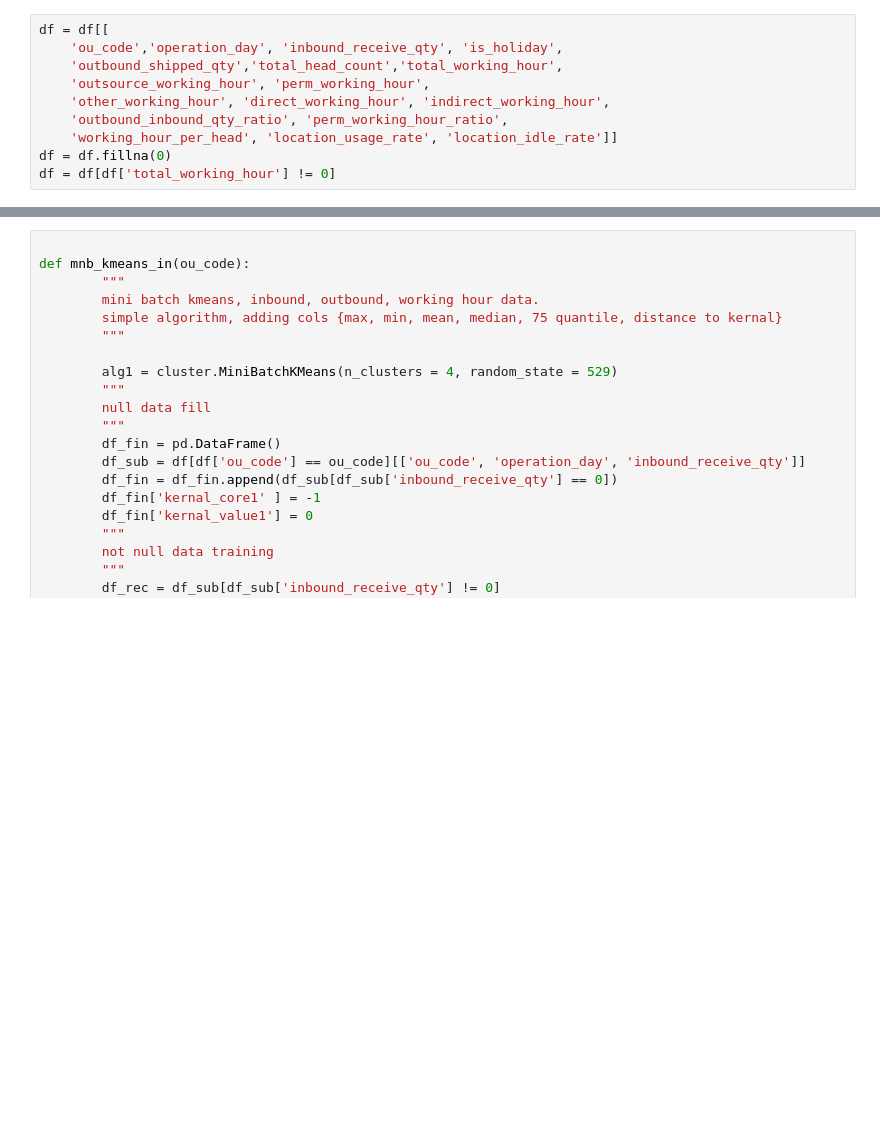
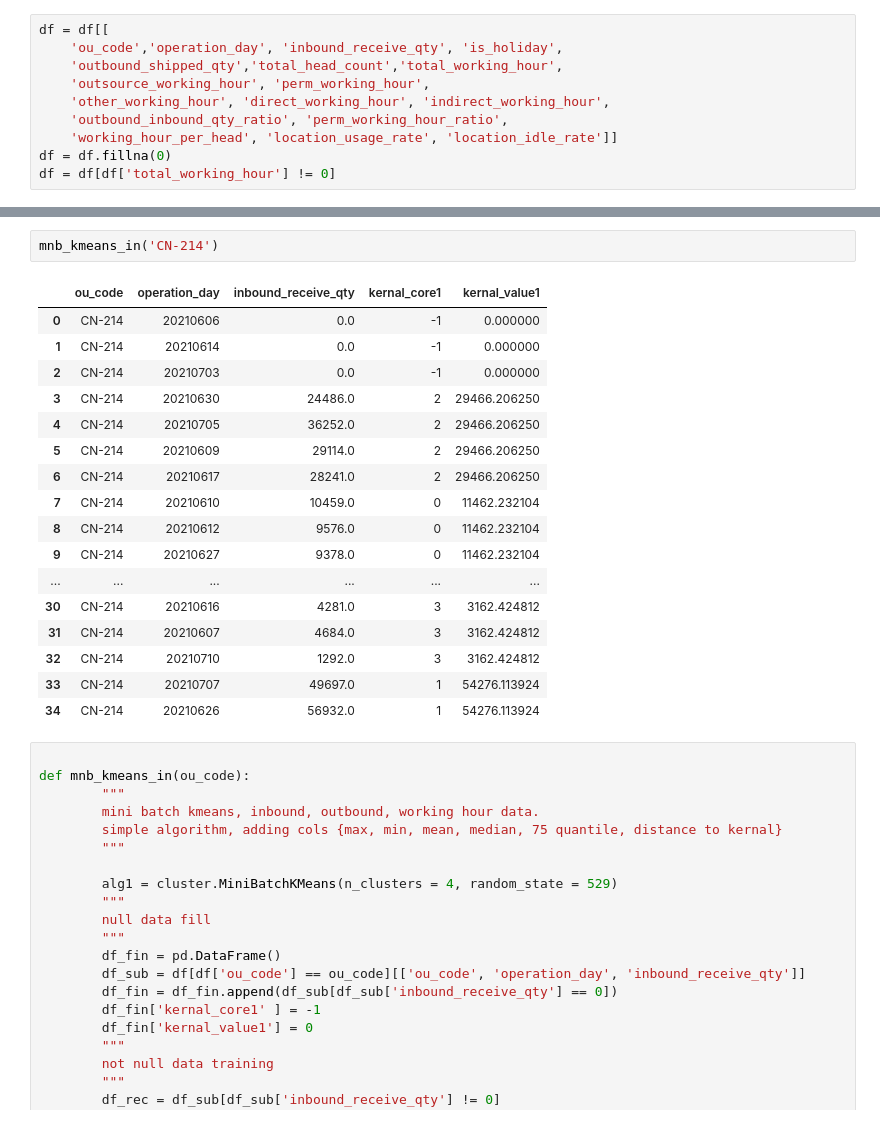
Before and after one commit to fyenne/play1, a Jupyter notebook: play1.ipynb, the cells around one changed output, grey strips where cells are left out. Cells and saved outputs as stored; diff of their text form; blank space fills up the shorter version.

```diff
--- a/play1.ipynb
+++ b/play1.ipynb
@@ -104,3 +96,23 @@ df = df[df['total_working_hour'] != 0]
+# %%
+mnb_kmeans_in('CN-214')
+# %% [output]
+|  | ou_code | operation_day | inbound_receive_qty | kernal_core1 | kernal_value1 |
+| 0 | CN-214 | 20210606 | 0.0 | -1 | 0.000000 |
+| 1 | CN-214 | 20210614 | 0.0 | -1 | 0.000000 |
+| 2 | CN-214 | 20210703 | 0.0 | -1 | 0.000000 |
+| 3 | CN-214 | 20210630 | 24486.0 | 2 | 29466.206250 |
+| 4 | CN-214 | 20210705 | 36252.0 | 2 | 29466.206250 |
+| 5 | CN-214 | 20210609 | 29114.0 | 2 | 29466.206250 |
+| 6 | CN-214 | 20210617 | 28241.0 | 2 | 29466.206250 |
+| 7 | CN-214 | 20210610 | 10459.0 | 0 | 11462.232104 |
+| 8 | CN-214 | 20210612 | 9576.0 | 0 | 11462.232104 |
+| 9 | CN-214 | 20210627 | 9378.0 | 0 | 11462.232104 |
+| ... | ... | ... | ... | ... | ... |
+| 30 | CN-214 | 20210616 | 4281.0 | 3 | 3162.424812 |
+| 31 | CN-214 | 20210607 | 4684.0 | 3 | 3162.424812 |
+| 32 | CN-214 | 20210710 | 1292.0 | 3 | 3162.424812 |
+| 33 | CN-214 | 20210707 | 49697.0 | 1 | 54276.113924 |
+| 34 | CN-214 | 20210626 | 56932.0 | 1 | 54276.113924 |
 # %%
 
 def mnb_kmeans_in(ou_code):
```
Also changed, not shown: parts of 2 cells of this notebook, 1 other file.
